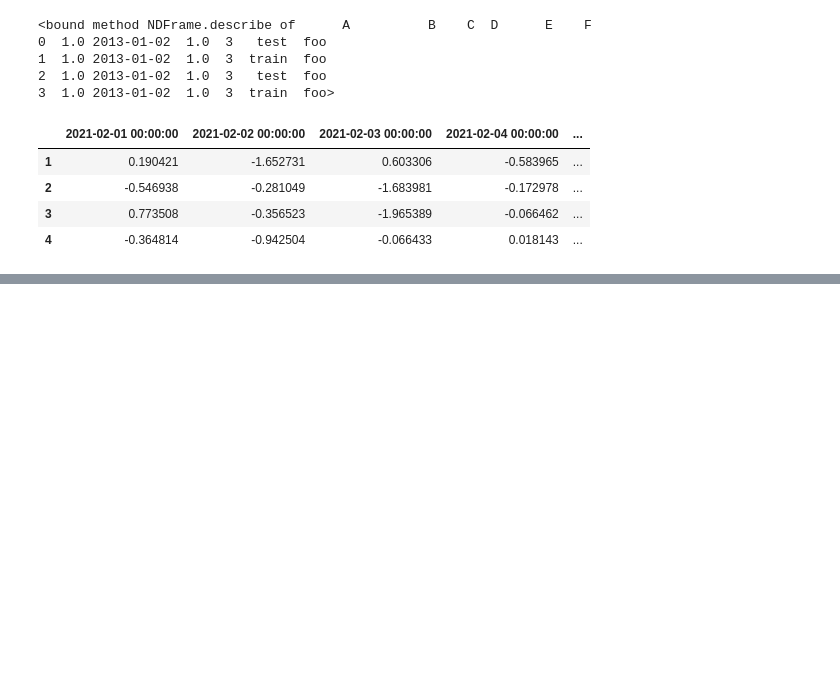
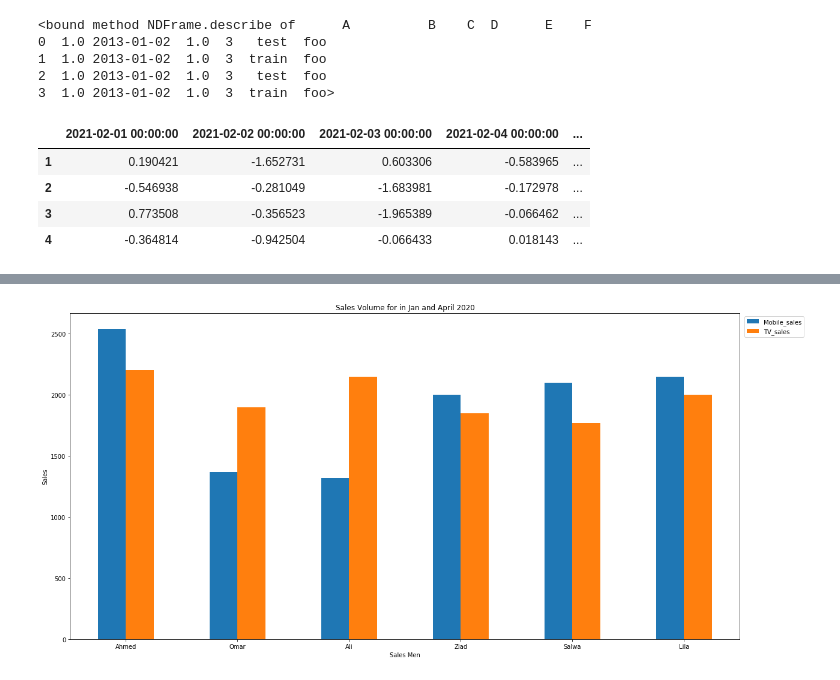
Before and after one commit to Jogwums/Data-Analysis-Cl01, a Jupyter notebook: pandas/intro.ipynb, the cells around one changed output, grey strips where cells are left out. Cells and saved outputs as stored; diff of their text form; code cells hidden in the pictures; blank space fills up the shorter version.

```diff
--- a/pandas/intro.ipynb
+++ b/pandas/intro.ipynb
@@ -212,0 +225,13 @@ df.T #to transpose your data. ie switch rows to cols and cols to rows
+# %%
+#Exercise
+#Write a Python script to create a data frame for the
+#following table:
+salesMen = ['Ahmed', 'Omar','Ali', 'Ziad', 'Salwa', 'Lila']
+Mobile_Sales = [2540, 1370, 1320, 2000, 2100, 2150]
+TV_Sales = [2200, 1900, 2150, 1850, 1770, 2000]
+# %%
+df = pd.DataFrame()
+# %%
+df['Name'] = salesMen
+df['Mobile_sales'] = Mobile_Sales
+df['TV_sales'] = TV_Sales
@@ -212,0 +248,3 @@ df.T #to transpose your data. ie switch rows to cols and cols to rows
+# %%
+#Remove the numbered indexes and set the index to the Name column
+df.set_index("Name",drop=True,inplace=True)
@@ -212,0 +266,8 @@ df.T #to transpose your data. ie switch rows to cols and cols to rows
+# %%
+df.plot.bar(figsize=(20,10), rot=0).legend(bbox_to_anchor=(1.1,1))
+plt.xlabel('Sales Men')
+plt.ylabel('Sales')
+plt.title('Sales Volume for in Jan and April 2020')
+plt.show()
+# %% [output]
+[figure, added]
```
Also changed, not shown: parts of 5 cells of this notebook.
